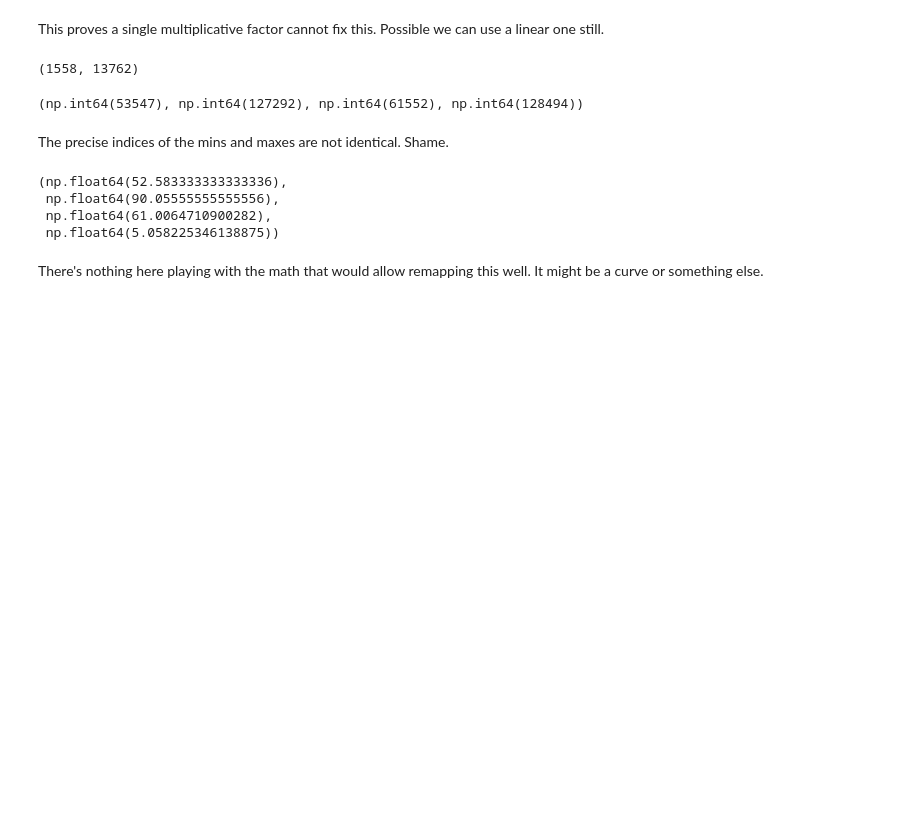
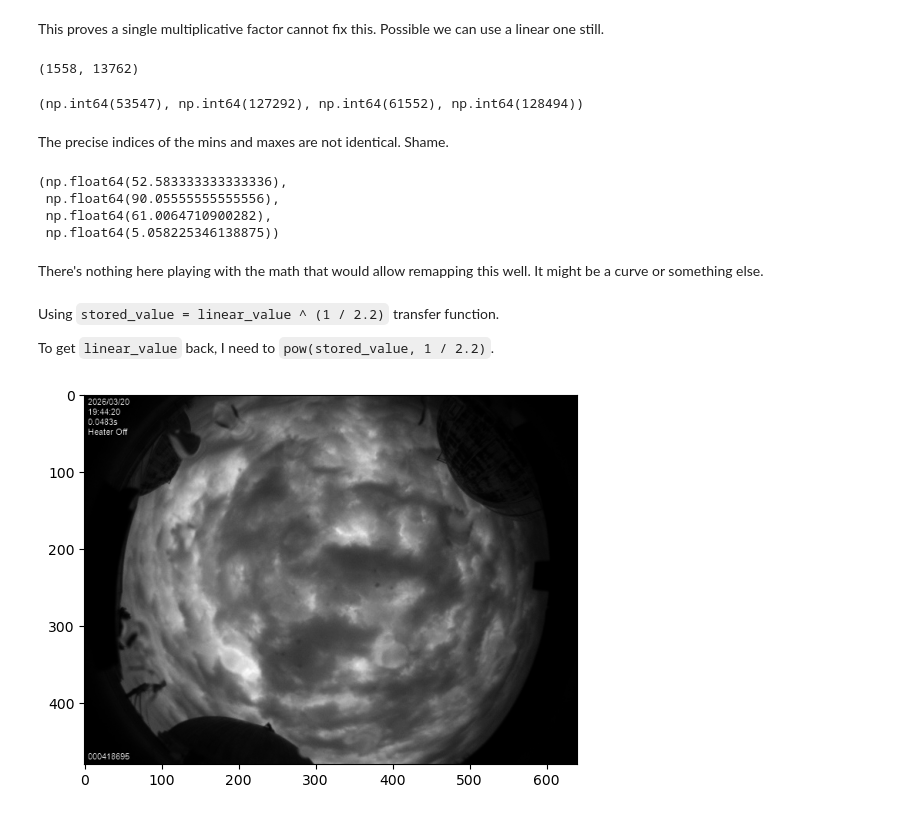
Before and after one commit to jfreuden/allsky-light-pollution, a Jupyter notebook: notebooks/exploratory/study-fit-vs-jpg-calibration.ipynb, the cells around one changed output. Drawn from its saved outputs; the diff is of its cells as text; code cells hidden in the pictures; blank space fills up the shorter version.

```diff
--- a/notebooks/exploratory/study-fit-vs-jpg-calibration.ipynb
+++ b/notebooks/exploratory/study-fit-vs-jpg-calibration.ipynb
@@ -238,3 +237,13 @@ factors = (masked_fits / masked_jpg)
  np.float64(5.058225346138875))
 # %% [markdown]
 There's nothing here playing with the math that would allow remapping this well. It might be a curve or something else.
+# %% [markdown]
+Using `stored_value = linear_value ^ (1 / 2.2)` transfer function.
+
+To get `linear_value` back, I need to `pow(stored_value, 1 / 2.2)`.
+# %%
+# to get the linear value back I need to pow(stored
+linear_jpg = np.float_power(jpg_redchannel, 2.2)
+_ = plt.imshow(linear_jpg, cmap="gray")
+# %% [output]
+[figure, added]
```
Also changed, not shown: parts of 8 cells of this notebook.
